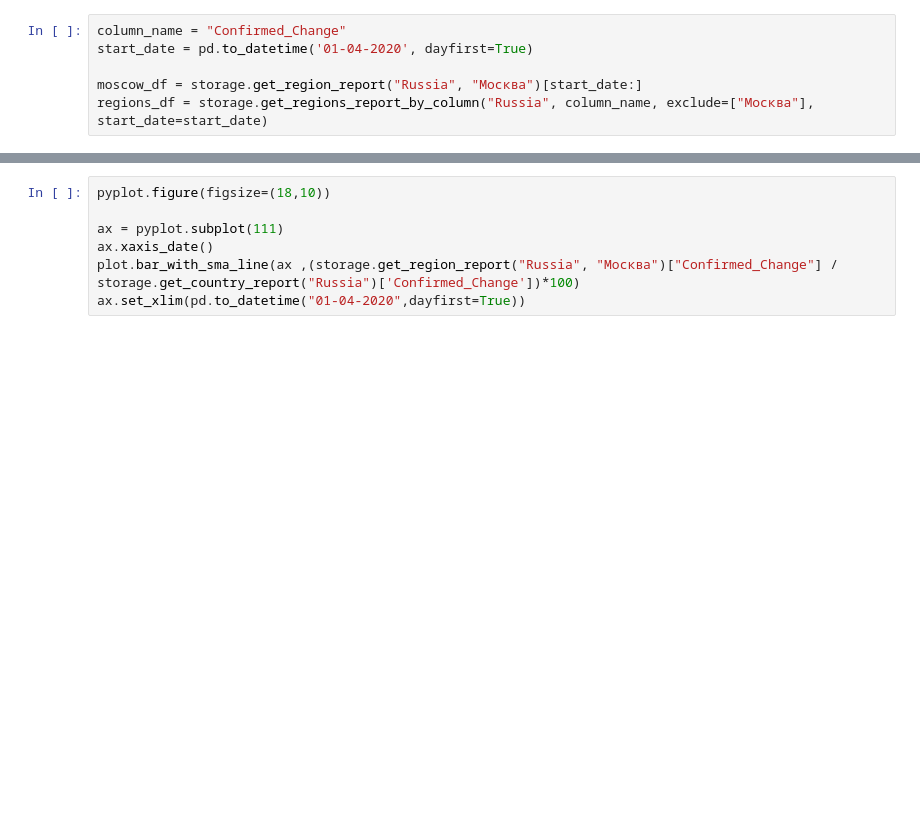
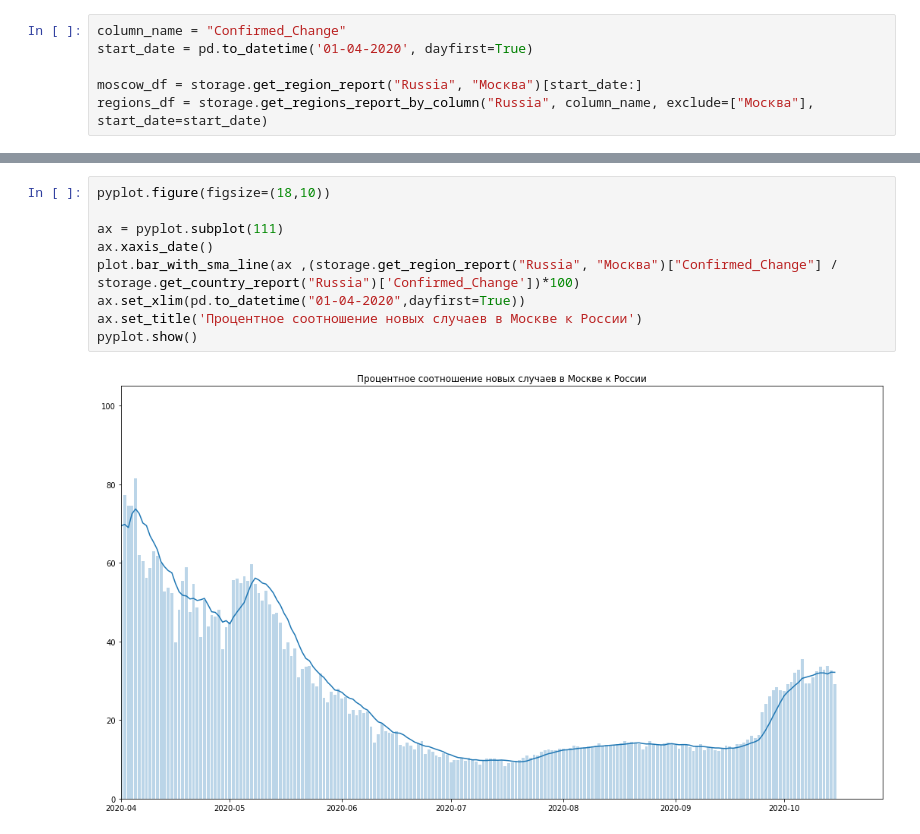
Before and after one commit to guest512/CovidSandbox, a Jupyter notebook: ReportsProcessing/ReportsProcessing.ipynb, the cells around one changed output, grey strips where cells are left out. Drawn from its saved outputs; the diff is of its cells as text; blank space fills up the shorter version.

```diff
--- a/ReportsProcessing/ReportsProcessing.ipynb
+++ b/ReportsProcessing/ReportsProcessing.ipynb
@@ -154,7 +193,11 @@ pyplot.show()
 # %%
 pyplot.figure(figsize=(18,10))
 
 ax = pyplot.subplot(111)
 ax.xaxis_date()
 plot.bar_with_sma_line(ax ,(storage.get_region_report("Russia", "Москва")["Confirmed_Change"] / storage.get_country_report("Russia")['Confirmed_Change'])*100)
 ax.set_xlim(pd.to_datetime("01-04-2020",dayfirst=True))
+ax.set_title('Процентное соотношение новых случаев в Москве к России')
+pyplot.show()
+# %% [output]
+[figure, added]
```
Also changed, not shown: parts of 15 cells of this notebook, 55 other files.
